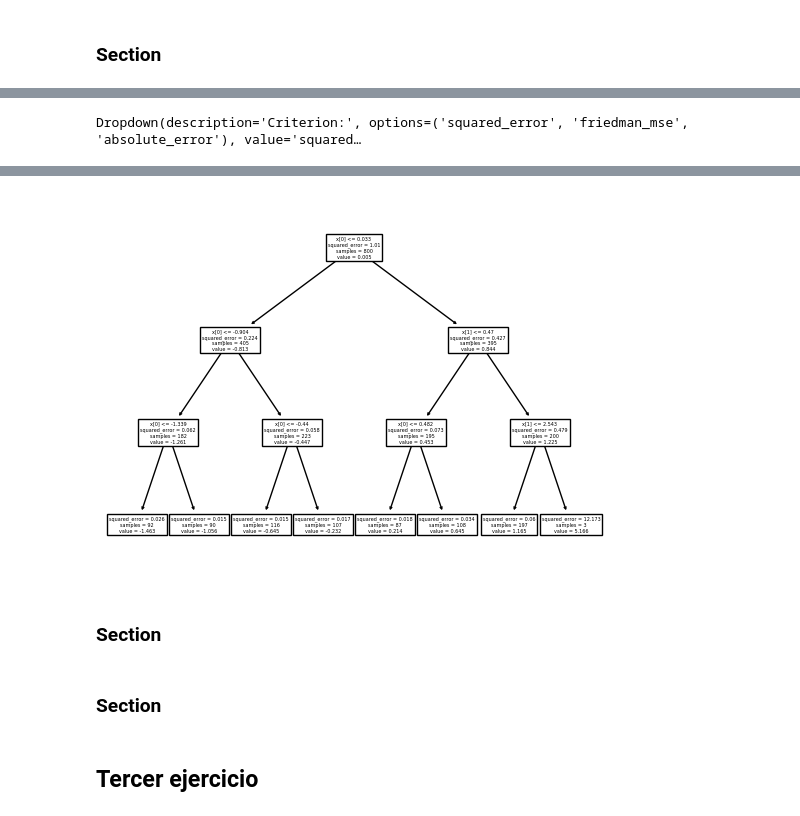
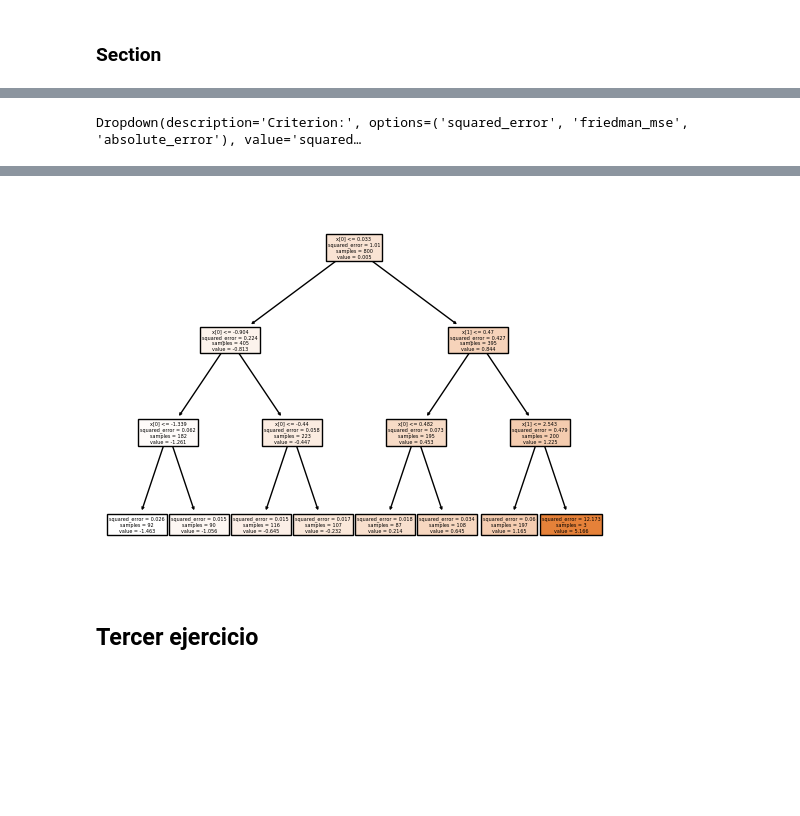
Before and after one commit to Simon890/mineria_datos, a Jupyter notebook: TP2.ipynb, the cells around one changed output, grey strips where cells are left out. Drawn from its saved outputs; the diff is of its cells as text; code cells hidden in the pictures; blank space fills up the shorter version.

```diff
--- a/TP2.ipynb
+++ b/TP2.ipynb
@@ -253,30 +265,30 @@ grafico_correlacion(companies)
 # %%
 def estandarize(df):
   data = df.copy()
+  data = pd.get_dummies(data, columns=['State'])
+  numeric_cols = data.select_dtypes(include=[np.number]).columns
   scaler = StandardScaler()
 
-  data_scaled = scaler.fit_transform(data)
-  data_standardized = pd.DataFrame(data_scaled, columns=data.columns)
-
-  return data_standardized, scaler #retorno el scaler entrenado para luego desnormalizar las variables si lo necesitara.
+  data[numeric_cols] = scaler.fit_transform(data[numeric_cols])
+  return data, scaler
 
 def normalize(df):
   data = df.copy()
+  data = pd.get_dummies(data, columns=['State'])
+  numeric_cols = data.select_dtypes(include=[np.number]).columns
   scaler = MinMaxScaler()
 
-  data_scaled = scaler.fit_transform(data)
-  data_standardized = pd.DataFrame(data_scaled, columns=data.columns)
-
-  return data_standardized, scaler
+  data[numeric_cols] = scaler.fit_transform(data[numeric_cols])
+  return data, scaler
 
 def robustize(df):
   data = df.copy()
+  data = pd.get_dummies(data, columns=['State'])
+  numeric_cols = data.select_dtypes(include=[np.number]).columns
   scaler = RobustScaler()
 
-  data_scaled = scaler.fit_transform(data)
-  data_standardized = pd.DataFrame(data_scaled, columns=data.columns)
-
-  return data_standardized, scaler
+  data[numeric_cols] = scaler.fit_transform(data[numeric_cols])
+  return data, scaler
 # %%
 # Crear un diccionario de funciones de estandarización
 standardize_dict = {
@@ -353,41 +364,35 @@ def on_button_clicked(b):
                                   criterion=criterion_widget.value)
     model.fit(X_train, y_train)
 
     # Realizar las predicciones y calcular los errores
     predictions = model.predict(X_test)
     mae = mean_absolute_error(y_test, predictions)
     mse = mean_squared_error(y_test, predictions)
     rmse = sqrt(mse)
     r2 = r2_score(y_test, predictions)
 
     # Mostrar los resultados en el contenedor de salida
     with out:
 
         print(f'Error Absoluto Medio: {mae}')
         print(f'Error Cuadrático Medio: {mse}')
         print(f'Raíz del Error Cuadrático Medio: {rmse}')
         print(f'R^2: {r2}')
-
-        plot_tree(model)
-
+        plot_tree(model, filled=True)
 
 # Asignar la función al botón
 button.on_click(on_button_clicked)
 
 # Mostrar los widgets y el contenedor de salida
 display(max_depth_widget, min_samples_split_widget, min_samples_leaf_widget, criterion_widget, button, out)
 # %% [output]
 [interactive output not drawn]
 [interactive output not drawn]
 [interactive output not drawn]
 Dropdown(description='Criterion:', options=('squared_error', 'friedman_mse', 'absolute_error'), value='squared…
 [interactive output not drawn]
 [interactive output not drawn]
-[figure, old version]
+[figure, new version]
-# %% [markdown]
-### Section
-# %% [markdown]
-### Section
 # %% [markdown]
 ## **Tercer ejercicio**
 # %% [markdown]
```
Also changed, not shown: parts of 25 cells of this notebook.
